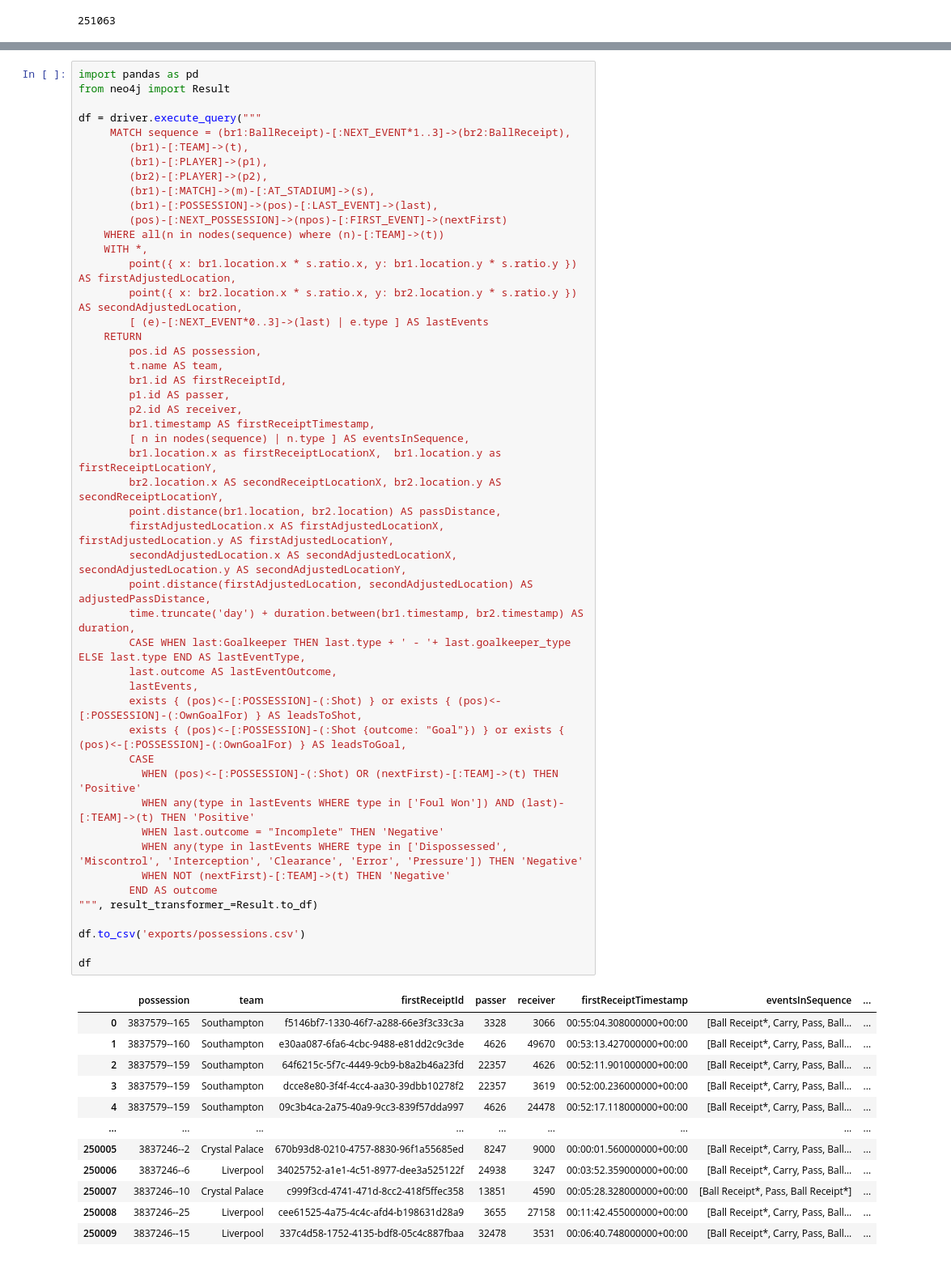
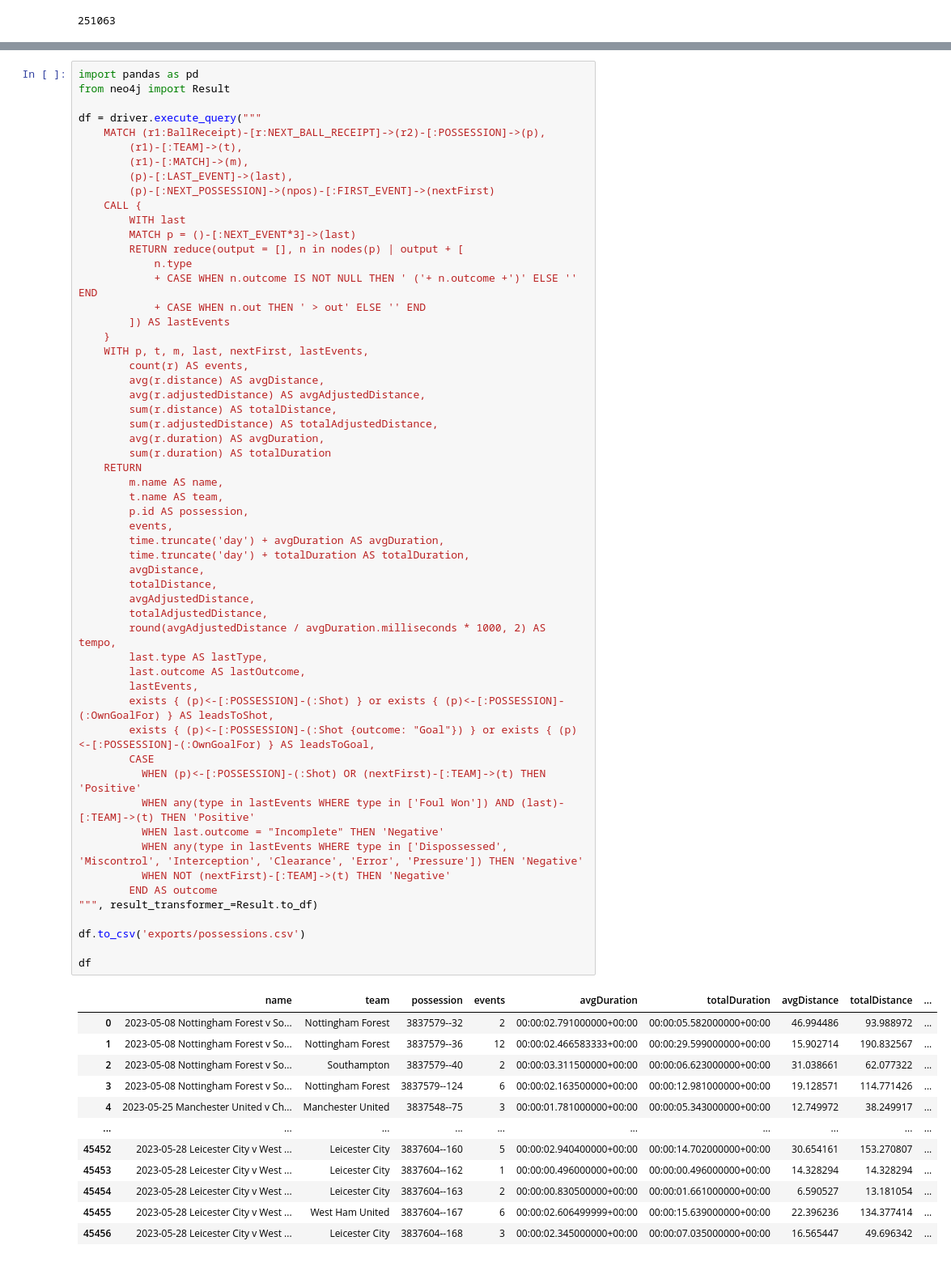
Before and after one commit to adam-cowley/tempo, a Jupyter notebook: Calculations.ipynb, the cells around one changed output, grey strips where cells are left out. Shown at 81% size. Cells and saved outputs as stored; diff of their text form.

Commit message:
Update tempo calculation

```diff
--- a/Calculations.ipynb
+++ b/Calculations.ipynb
@@ -280,62 +280,69 @@ Use the `:NEXT_BALL_RECEIPT` relationships to calculate an average pass duration
 # %%
 import pandas as pd
 from neo4j import Result
 
 df = driver.execute_query("""
-     MATCH sequence = (br1:BallReceipt)-[:NEXT_EVENT*1..3]->(br2:BallReceipt),
-        (br1)-[:TEAM]->(t),
-        (br1)-[:PLAYER]->(p1),
-        (br2)-[:PLAYER]->(p2),
-        (br1)-[:MATCH]->(m)-[:AT_STADIUM]->(s),
-        (br1)-[:POSSESSION]->(pos)-[:LAST_EVENT]->(last),
-        (pos)-[:NEXT_POSSESSION]->(npos)-[:FIRST_EVENT]->(nextFirst)
-    WHERE all(n in nodes(sequence) where (n)-[:TEAM]->(t))
-    WITH *,
-        point({ x: br1.location.x * s.ratio.x, y: br1.location.y * s.ratio.y }) AS firstAdjustedLocation,
-        point({ x: br2.location.x * s.ratio.x, y: br2.location.y * s.ratio.y }) AS secondAdjustedLocation,
-        [ (e)-[:NEXT_EVENT*0..3]->(last) | e.type ] AS lastEvents
+    MATCH (r1:BallReceipt)-[r:NEXT_BALL_RECEIPT]->(r2)-[:POSSESSION]->(p),
+        (r1)-[:TEAM]->(t),
+        (r1)-[:MATCH]->(m),
+        (p)-[:LAST_EVENT]->(last),
+        (p)-[:NEXT_POSSESSION]->(npos)-[:FIRST_EVENT]->(nextFirst)
+    CALL {
+        WITH last
+        MATCH p = ()-[:NEXT_EVENT*3]->(last)
+        RETURN reduce(output = [], n in nodes(p) | output + [
+            n.type
+            + CASE WHEN n.outcome IS NOT NULL THEN ' ('+ n.outcome +')' ELSE '' END
+            + CASE WHEN n.out THEN ' > out' ELSE '' END
+        ]) AS lastEvents
+    }
+    WITH p, t, m, last, nextFirst, lastEvents,
+        count(r) AS events,
+        avg(r.distance) AS avgDistance,
+        avg(r.adjustedDistance) AS avgAdjustedDistance,
+        sum(r.distance) AS totalDistance,
+        sum(r.adjustedDistance) AS totalAdjustedDistance,
+        avg(r.duration) AS avgDuration,
+        sum(r.duration) AS totalDuration
     RETURN
-        pos.id AS possession,
+        m.name AS name,
         t.name AS team,
-        br1.id AS firstReceiptId,
-        p1.id AS passer,
-        p2.id AS receiver,
-        br1.timestamp AS firstReceiptTimestamp,
-        [ n in nodes(sequence) | n.type ] AS eventsInSequence,
-        br1.location.x as firstReceiptLocationX,  br1.location.y as firstReceiptLocationY,
-        br2.location.x AS secondReceiptLocationX, br2.location.y AS secondReceiptLocationY,
-        point.distance(br1.location, br2.location) AS passDistance,
-        firstAdjustedLocation.x AS firstAdjustedLocationX, firstAdjustedLocation.y AS firstAdjustedLocationY,
-        secondAdjustedLocation.x AS secondAdjustedLocationX, secondAdjustedLocation.y AS secondAdjustedLocationY,
-        point.distance(firstAdjustedLocation, secondAdjustedLocation) AS adjustedPassDistance,
-        time.truncate('day') + duration.between(br1.timestamp, br2.timestamp) AS duration,
-        CASE WHEN last:Goalkeeper THEN last.type + ' - '+ last.goalkeeper_type ELSE last.type END AS lastEventType,
-        last.outcome AS lastEventOutcome,
+        p.id AS possession,
+        events,
+        time.truncate('day') + avgDuration AS avgDuration,
+        time.truncate('day') + totalDuration AS totalDuration,
+        avgDistance,
+        totalDistance,
+        avgAdjustedDistance,
+        totalAdjustedDistance,
+        round(avgAdjustedDistance / avgDuration.milliseconds * 1000, 2) AS tempo,
+        last.type AS lastType,
+        last.outcome AS lastOutcome,
         lastEvents,
-        exists { (pos)<-[:POSSESSION]-(:Shot) } or exists { (pos)<-[:POSSESSION]-(:OwnGoalFor) } AS leadsToShot,
-        exists { (pos)<-[:POSSESSION]-(:Shot {outcome: "Goal"}) } or exists { (pos)<-[:POSSESSION]-(:OwnGoalFor) } AS leadsToGoal,
+        exists { (p)<-[:POSSESSION]-(:Shot) } or exists { (p)<-[:POSSESSION]-(:OwnGoalFor) } AS leadsToShot,
+        exists { (p)<-[:POSSESSION]-(:Shot {outcome: "Goal"}) } or exists { (p)<-[:POSSESSION]-(:OwnGoalFor) } AS leadsToGoal,
         CASE
-          WHEN (pos)<-[:POSSESSION]-(:Shot) OR (nextFirst)-[:TEAM]->(t) THEN 'Positive'
+          WHEN (p)<-[:POSSESSION]-(:Shot) OR (nextFirst)-[:TEAM]->(t) THEN 'Positive'
           WHEN any(type in lastEvents WHERE type in ['Foul Won']) AND (last)-[:TEAM]->(t) THEN 'Positive'
           WHEN last.outcome = "Incomplete" THEN 'Negative'
           WHEN any(type in lastEvents WHERE type in ['Dispossessed', 'Miscontrol', 'Interception', 'Clearance', 'Error', 'Pressure']) THEN 'Negative'
           WHEN NOT (nextFirst)-[:TEAM]->(t) THEN 'Negative'
         END AS outcome
 """, result_transformer_=Result.to_df)
 
 df.to_csv('exports/possessions.csv')
 
 df
 # %% [output]
-|  | possession | team | firstReceiptId | passer | receiver | firstReceiptTimestamp | eventsInSequence | ... |
-| 0 | 3837579--165 | Southampton | f5146bf7-1330-46f7-a288-66e3f3c33c3a | 3328 | 3066 | 00:55:04.308000000+00:00 | [Ball Receipt*, Carry, Pass, Ball... | ... |
-| 1 | 3837579--160 | Southampton | e30aa087-6fa6-4cbc-9488-e81dd2c9c3de | 4626 | 49670 | 00:53:13.427000000+00:00 | [Ball Receipt*, Carry, Pass, Ball... | ... |
-| 2 | 3837579--159 | Southampton | 64f6215c-5f7c-4449-9cb9-b8a2b46a23fd | 22357 | 4626 | 00:52:11.901000000+00:00 | [Ball Receipt*, Carry, Pass, Ball... | ... |
-| 3 | 3837579--159 | Southampton | dcce8e80-3f4f-4cc4-aa30-39dbb10278f2 | 22357 | 3619 | 00:52:00.236000000+00:00 | [Ball Receipt*, Carry, Pass, Ball... | ... |
-| 4 | 3837579--159 | Southampton | 09c3b4ca-2a75-40a9-9cc3-839f57dda997 | 4626 | 24478 | 00:52:17.118000000+00:00 | [Ball Receipt*, Carry, Pass, Ball... | ... |
-| ... | ... | ... | ... | ... | ... | ... | ... | ... |
-| 250005 | 3837246--2 | Crystal Palace | 670b93d8-0210-4757-8830-96f1a55685ed | 8247 | 9000 | 00:00:01.560000000+00:00 | [Ball Receipt*, Carry, Pass, Ball... | ... |
-| 250006 | 3837246--6 | Liverpool | 34025752-a1e1-4c51-8977-dee3a525122f | 24938 | 3247 | 00:03:52.359000000+00:00 | [Ball Receipt*, Carry, Pass, Ball... | ... |
-| 250007 | 3837246--10 | Crystal Palace | c999f3cd-4741-471d-8cc2-418f5ffec358 | 13851 | 4590 | 00:05:28.328000000+00:00 | [Ball Receipt*, Pass, Ball Receipt*] | ... |
-| 250008 | 3837246--25 | Liverpool | cee61525-4a75-4c4c-afd4-b198631d28a9 | 3655 | 27158 | 00:11:42.455000000+00:00 | [Ball Receipt*, Carry, Pass, Ball... | ... |
-| 250009 | 3837246--15 | Liverpool | 337c4d58-1752-4135-bdf8-05c4c887fbaa | 32478 | 3531 | 00:06:40.748000000+00:00 | [Ball Receipt*, Carry, Pass, Ball... | ... |
+|  | name | team | possession | events | avgDuration | totalDuration | avgDistance | totalDistance | ... |
+| 0 | 2023-05-08 Nottingham Forest v So... | Nottingham Forest | 3837579--32 | 2 | 00:00:02.791000000+00:00 | 00:00:05.582000000+00:00 | 46.994486 | 93.988972 | ... |
+| 1 | 2023-05-08 Nottingham Forest v So... | Nottingham Forest | 3837579--36 | 12 | 00:00:02.466583333+00:00 | 00:00:29.599000000+00:00 | 15.902714 | 190.832567 | ... |
+| 2 | 2023-05-08 Nottingham Forest v So... | Southampton | 3837579--40 | 2 | 00:00:03.311500000+00:00 | 00:00:06.623000000+00:00 | 31.038661 | 62.077322 | ... |
+| 3 | 2023-05-08 Nottingham Forest v So... | Nottingham Forest | 3837579--124 | 6 | 00:00:02.163500000+00:00 | 00:00:12.981000000+00:00 | 19.128571 | 114.771426 | ... |
+| 4 | 2023-05-25 Manchester United v Ch... | Manchester United | 3837548--75 | 3 | 00:00:01.781000000+00:00 | 00:00:05.343000000+00:00 | 12.749972 | 38.249917 | ... |
+| ... | ... | ... | ... | ... | ... | ... | ... | ... | ... |
+| 45452 | 2023-05-28 Leicester City v West ... | Leicester City | 3837604--160 | 5 | 00:00:02.940400000+00:00 | 00:00:14.702000000+00:00 | 30.654161 | 153.270807 | ... |
+| 45453 | 2023-05-28 Leicester City v West ... | Leicester City | 3837604--162 | 1 | 00:00:00.496000000+00:00 | 00:00:00.496000000+00:00 | 14.328294 | 14.328294 | ... |
+| 45454 | 2023-05-28 Leicester City v West ... | Leicester City | 3837604--163 | 2 | 00:00:00.830500000+00:00 | 00:00:01.661000000+00:00 | 6.590527 | 13.181054 | ... |
+| 45455 | 2023-05-28 Leicester City v West ... | West Ham United | 3837604--167 | 6 | 00:00:02.606499999+00:00 | 00:00:15.639000000+00:00 | 22.396236 | 134.377414 | ... |
+| 45456 | 2023-05-28 Leicester City v West ... | Leicester City | 3837604--168 | 3 | 00:00:02.345000000+00:00 | 00:00:07.035000000+00:00 | 16.565447 | 49.696342 | ... |
```
Also changed, not shown: parts of 17 cells of this notebook.
